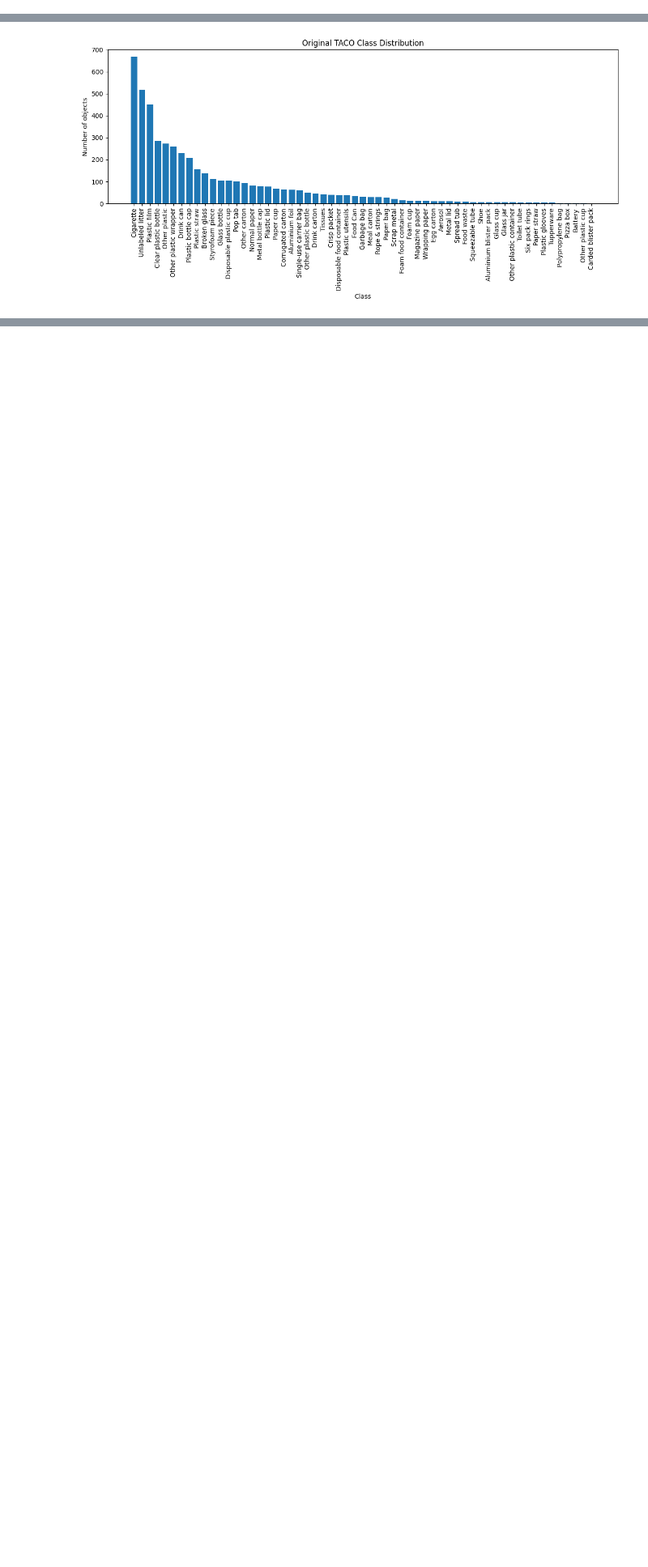
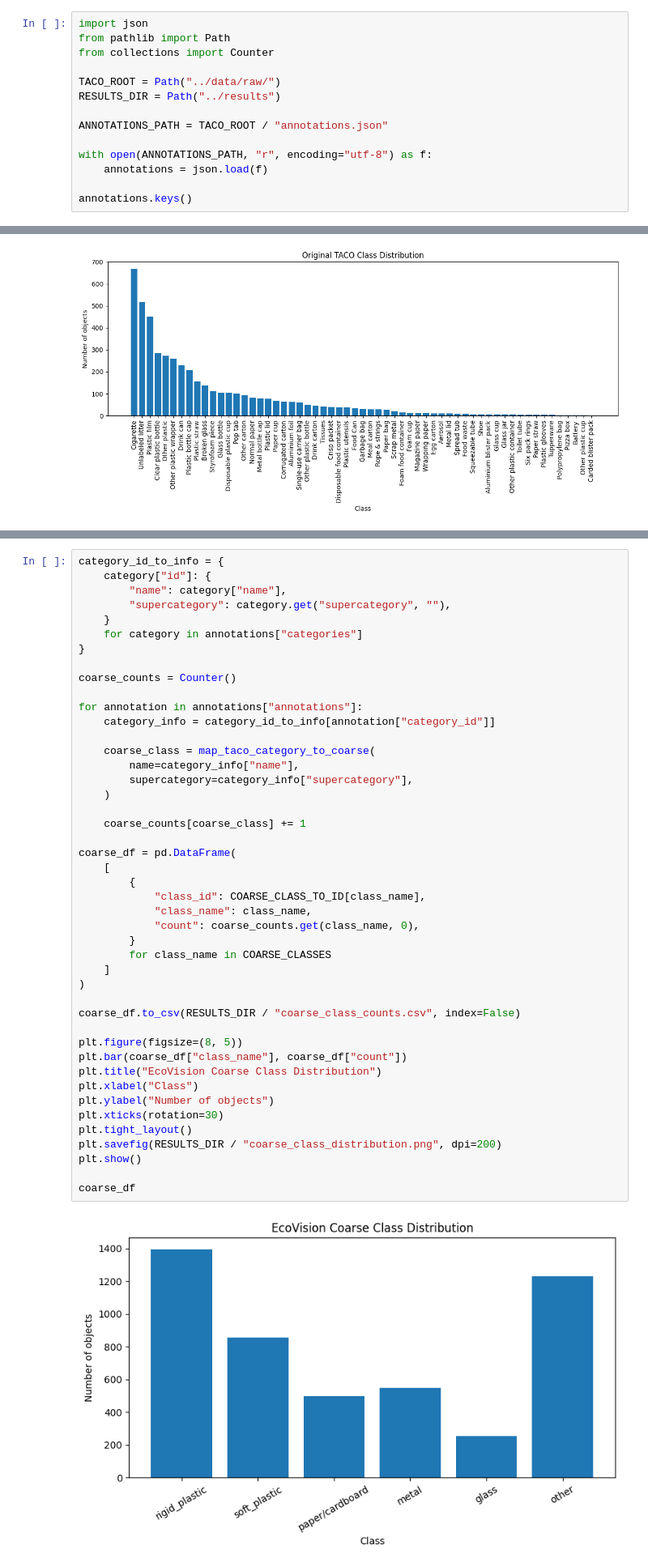
Before and after one commit to chemonss/EcoVision, a Jupyter notebook: notebooks/dataset_preparation.ipynb, the cells around one changed output, grey strips where cells are left out. Shown at 81% size. Saved outputs shown, nothing was run; the diff lists cells and outputs as text; blank space fills up the shorter version.

```diff
--- a/notebooks/dataset_preparation.ipynb
+++ b/notebooks/dataset_preparation.ipynb
@@ -14,0 +1,14 @@ dict_keys(['info', 'images', 'annotations', 'scene_annotations', 'licenses', 'ca
+# %%
+import json
+from pathlib import Path
+from collections import Counter
+
+TACO_ROOT = Path("../data/raw/")
+RESULTS_DIR = Path("../results")
+
+ANNOTATIONS_PATH = TACO_ROOT / "annotations.json"
+
+with open(ANNOTATIONS_PATH, "r", encoding="utf-8") as f:
+    annotations = json.load(f)
+
+annotations.keys()
@@ -90,0 +153,47 @@ plt.show()
+# %%
+category_id_to_info = {
+    category["id"]: {
+        "name": category["name"],
+        "supercategory": category.get("supercategory", ""),
+    }
+    for category in annotations["categories"]
+}
+
+coarse_counts = Counter()
+
+for annotation in annotations["annotations"]:
+    category_info = category_id_to_info[annotation["category_id"]]
+
+    coarse_class = map_taco_category_to_coarse(
+        name=category_info["name"],
+        supercategory=category_info["supercategory"],
+    )
+
+    coarse_counts[coarse_class] += 1
+
+coarse_df = pd.DataFrame(
+    [
+        {
+            "class_id": COARSE_CLASS_TO_ID[class_name],
+            "class_name": class_name,
+            "count": coarse_counts.get(class_name, 0),
+        }
+        for class_name in COARSE_CLASSES
+    ]
+)
+
+coarse_df.to_csv(RESULTS_DIR / "coarse_class_counts.csv", index=False)
+
+plt.figure(figsize=(8, 5))
+plt.bar(coarse_df["class_name"], coarse_df["count"])
+plt.title("EcoVision Coarse Class Distribution")
+plt.xlabel("Class")
+plt.ylabel("Number of objects")
+plt.xticks(rotation=30)
+plt.tight_layout()
+plt.savefig(RESULTS_DIR / "coarse_class_distribution.png", dpi=200)
+plt.show()
+
+coarse_df
+# %% [output]
+[figure, added]
```
Also changed, not shown: parts of 7 cells of this notebook, 5 other files.
